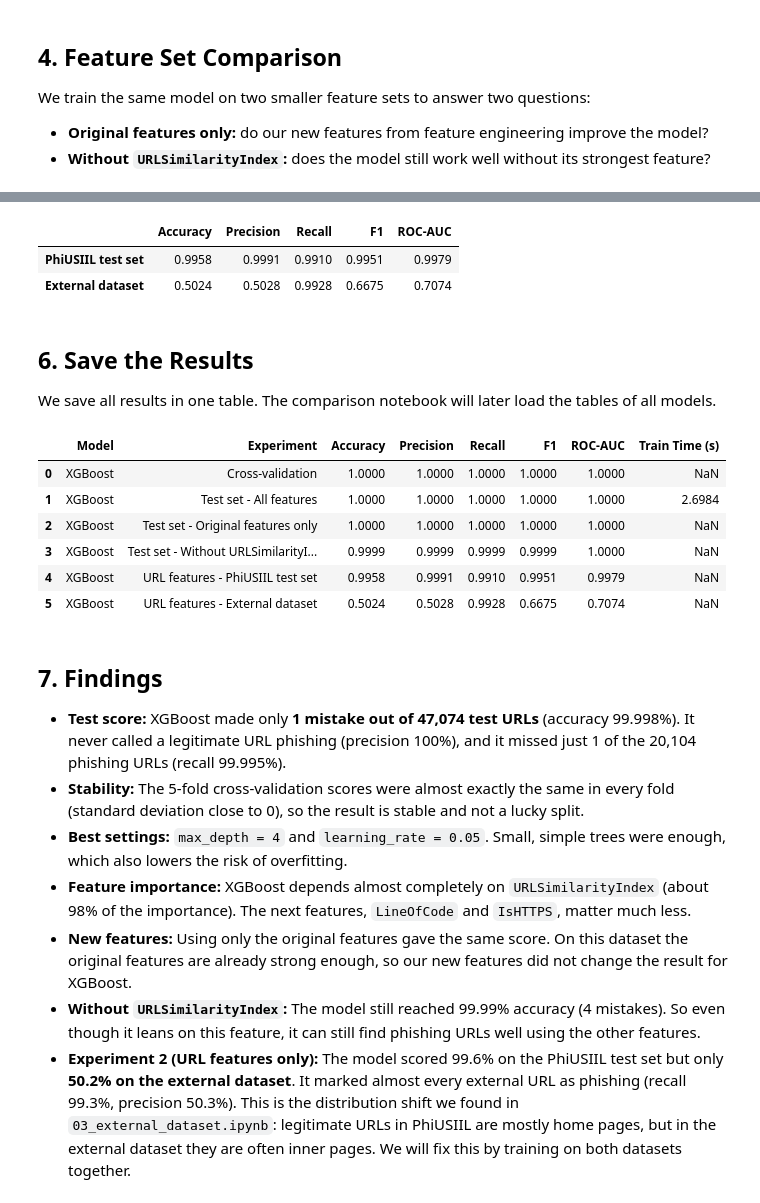
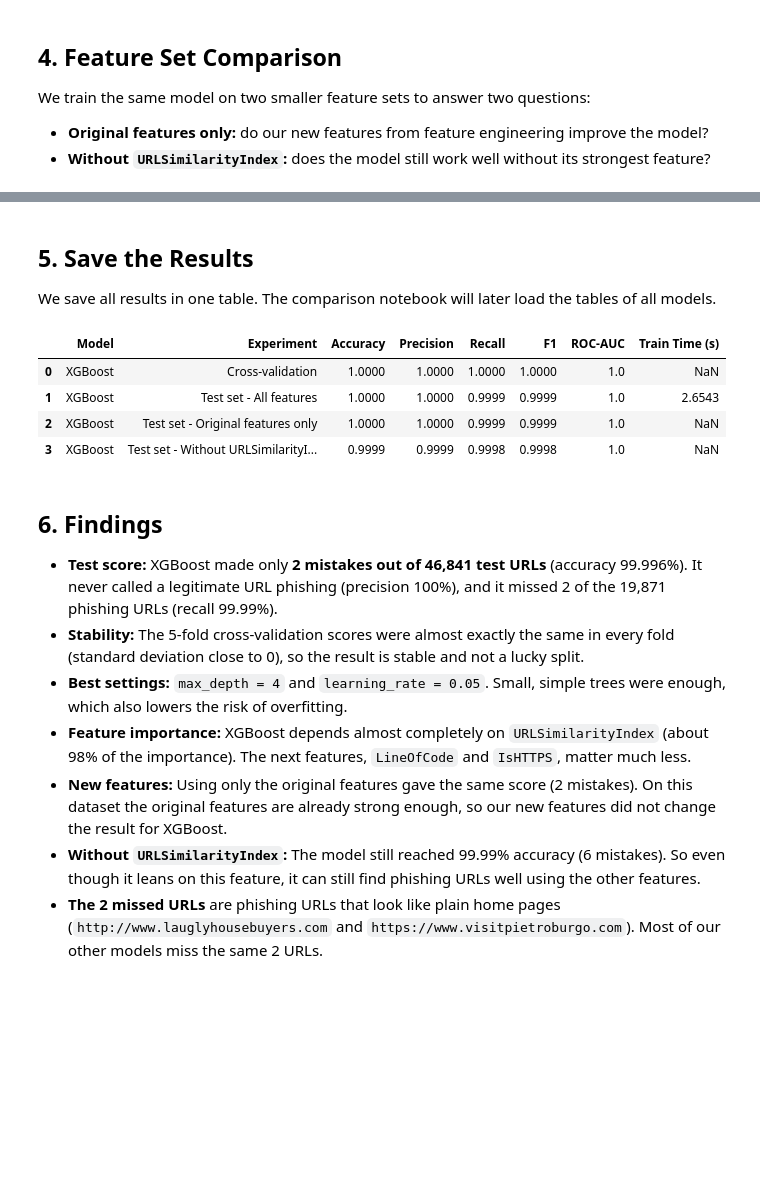
Before and after one commit to imansharinda-ux/DetectIt-ml, a Jupyter notebook: notebooks/04_xgboost.ipynb, the cells around one changed output, grey strips where cells are left out. Drawn from its saved outputs; the diff is of its cells as text; code cells hidden in the pictures; blank space fills up the shorter version.

```diff
--- a/notebooks/04_xgboost.ipynb
+++ b/notebooks/04_xgboost.ipynb
@@ -175,13 +173,0 @@ Here the model only uses the 18 URL features that we can create from any URL. We
-# %%
-X_url_train, X_url_test, X_external, y_url_train, y_url_test, y_external = load_url_experiment()
-
-url_model = clone(best_model).fit(X_url_train, y_url_train)
-url_results = {
-    "PhiUSIIL test set": evaluate_model(url_model, X_url_test, y_url_test),
-    "External dataset": evaluate_model(url_model, X_external, y_external),
-}
-pd.DataFrame(url_results).T.round(4)
-# %% [output]
-|  | Accuracy | Precision | Recall | F1 | ROC-AUC |
-| PhiUSIIL test set | 0.9958 | 0.9991 | 0.9910 | 0.9951 | 0.9979 |
-| External dataset | 0.5024 | 0.5028 | 0.9928 | 0.6675 | 0.7074 |
@@ -190,33 +174,29 @@ plot_confusion_matrix(y_external, url_model.predict(X_external), f"{MODEL_NAME}
 # %% [markdown]
-## 6. Save the Results
+## 5. Save the Results
 
 We save all results in one table. The comparison notebook will later load the tables of all models.
 # %%
 results = [
     {"Experiment": "Cross-validation", **cv_results["Mean"].to_dict()},
     {"Experiment": "Test set - All features", **test_results, "Train Time (s)": train_time},
     {"Experiment": "Test set - Original features only", **feature_results["Original features only"]},
     {"Experiment": "Test set - Without URLSimilarityIndex", **feature_results["Without URLSimilarityIndex"]},
-    {"Experiment": "URL features - PhiUSIIL test set", **url_results["PhiUSIIL test set"]},
-    {"Experiment": "URL features - External dataset", **url_results["External dataset"]},
 ]
 
 save_results(MODEL_NAME, results).round(4)
 # %% [output]
 |  | Model | Experiment | Accuracy | Precision | Recall | F1 | ROC-AUC | Train Time (s) |
-| 0 | XGBoost | Cross-validation | 1.0000 | 1.0000 | 1.0000 | 1.0000 | 1.0000 | NaN |
-| 1 | XGBoost | Test set - All features | 1.0000 | 1.0000 | 1.0000 | 1.0000 | 1.0000 | 2.6984 |
-| 2 | XGBoost | Test set - Original features only | 1.0000 | 1.0000 | 1.0000 | 1.0000 | 1.0000 | NaN |
-| 3 | XGBoost | Test set - Without URLSimilarityI... | 0.9999 | 0.9999 | 0.9999 | 0.9999 | 1.0000 | NaN |
-| 4 | XGBoost | URL features - PhiUSIIL test set | 0.9958 | 0.9991 | 0.9910 | 0.9951 | 0.9979 | NaN |
-| 5 | XGBoost | URL features - External dataset | 0.5024 | 0.5028 | 0.9928 | 0.6675 | 0.7074 | NaN |
+| 0 | XGBoost | Cross-validation | 1.0000 | 1.0000 | 1.0000 | 1.0000 | 1.0 | NaN |
+| 1 | XGBoost | Test set - All features | 1.0000 | 1.0000 | 0.9999 | 0.9999 | 1.0 | 2.6543 |
+| 2 | XGBoost | Test set - Original features only | 1.0000 | 1.0000 | 0.9999 | 0.9999 | 1.0 | NaN |
+| 3 | XGBoost | Test set - Without URLSimilarityI... | 0.9999 | 0.9999 | 0.9998 | 0.9998 | 1.0 | NaN |
 # %% [markdown]
-## 7. Findings
+## 6. Findings
 
-- **Test score:** XGBoost made only **1 mistake out of 47,074 test URLs** (accuracy 99.998%). It never called a legitimate URL phishing (precision 100%), and it missed just 1 of the 20,104 phishing URLs (recall 99.995%).
+- **Test score:** XGBoost made only **2 mistakes out of 46,841 test URLs** (accuracy 99.996%). It never called a legitimate URL phishing (precision 100%), and it missed 2 of the 19,871 phishing URLs (recall 99.99%).
 - **Stability:** The 5-fold cross-validation scores were almost exactly the same in every fold (standard deviation close to 0), so the result is stable and not a lucky split.
 - **Best settings:** `max_depth = 4` and `learning_rate = 0.05`. Small, simple trees were enough, which also lowers the risk of overfitting.
 - **Feature importance:** XGBoost depends almost completely on `URLSimilarityIndex` (about 98% of the importance). The next features, `LineOfCode` and `IsHTTPS`, matter much less.
-- **New features:** Using only the original features gave the same score. On this dataset the original features are already strong enough, so our new features did not change the result for XGBoost.
-- **Without `URLSimilarityIndex`:** The model still reached 99.99% accuracy (4 mistakes). So even though it leans on this feature, it can still find phishing URLs well using the other features.
-- **Experiment 2 (URL features only):** The model scored 99.6% on the PhiUSIIL test set but only **50.2% on the external dataset**. It marked almost every external URL as phishing (recall 99.3%, precision 50.3%). This is the distribution shift we found in `03_external_dataset.ipynb`: legitimate URLs in PhiUSIIL are mostly home pages, but in the external dataset they are often inner pages. We will fix this by training on both datasets together.
+- **New features:** Using only the original features gave the same score (2 mistakes). On this dataset the original features are already strong enough, so our new features did not change the result for XGBoost.
+- **Without `URLSimilarityIndex`:** The model still reached 99.99% accuracy (6 mistakes). So even though it leans on this feature, it can still find phishing URLs well using the other features.
+- **The 2 missed URLs** are phishing URLs that look like plain home pages (`http://www.lauglyhousebuyers.com` and `https://www.visitpietroburgo.com`). Most of our other models miss the same 2 URLs.
```
Also changed, not shown: parts of 8 cells of this notebook, 46 other files.
